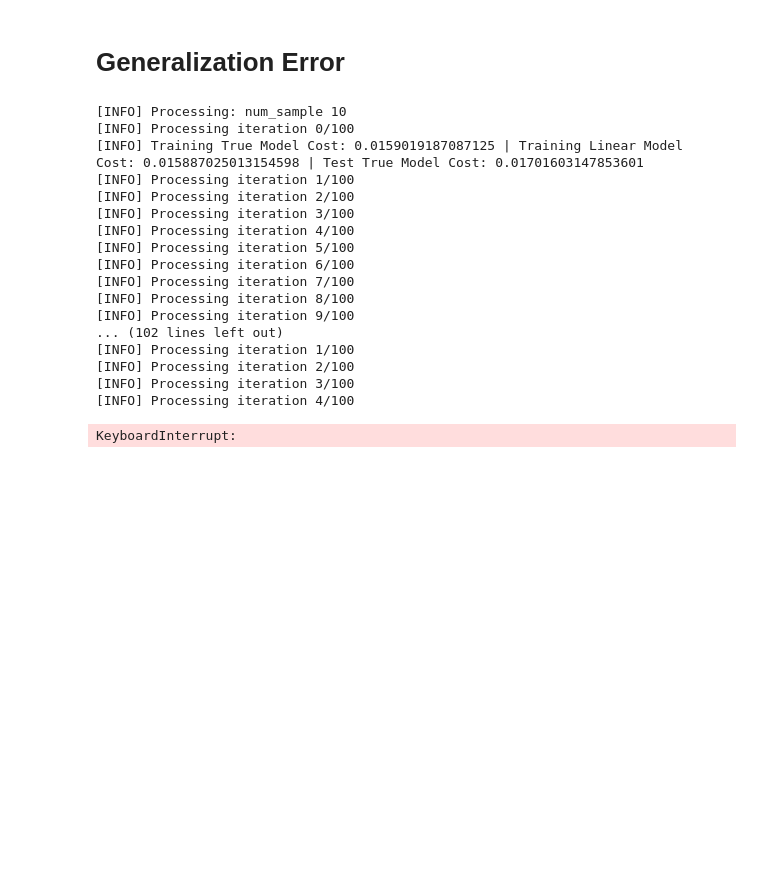
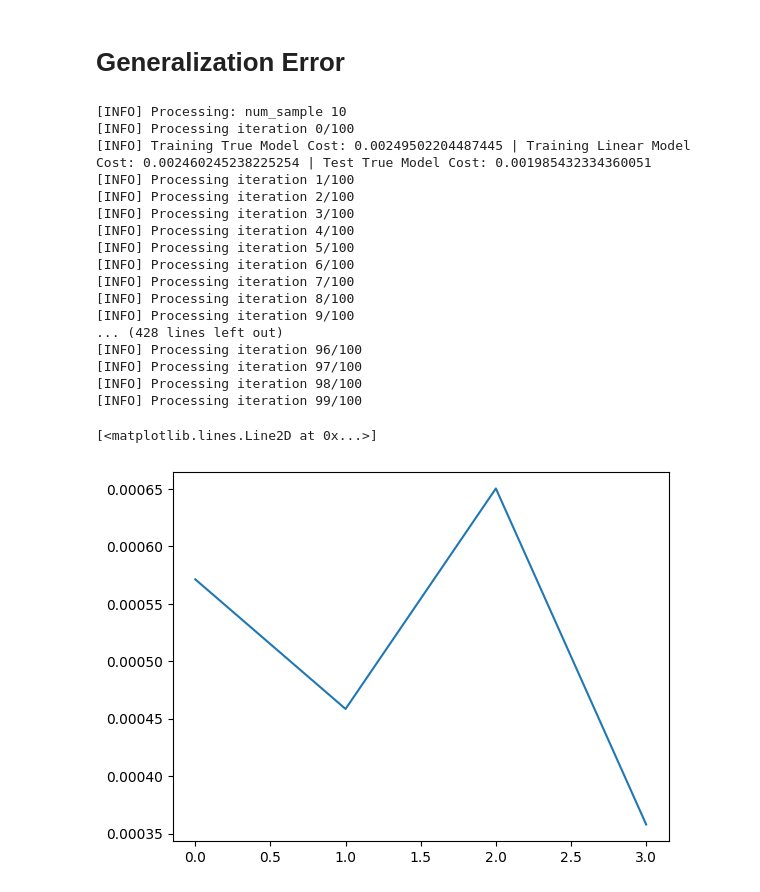
Before and after one commit to ichirokira/analytic_qnn_GLH, a Jupyter notebook: test.ipynb, the cells around one changed output. Drawn from its saved outputs; the diff is of its cells as text; code cells hidden in the pictures; blank space fills up the shorter version.

```diff
--- a/test.ipynb
+++ b/test.ipynb
@@ -887,12 +941,12 @@ def generate_true_properties( observables, dev):
 
 # true_properties_generator = generate_true_properties(observables, dev2)
 # %%
-train_dir = "/data/quaqnguy/GLH_Data/dataset/2Dheisenberg_[2, 10]_1000_train/"
-test_dir = "/data/quaqnguy/GLH_Data/dataset/2Dheisenberg_[2, 10]_1000_test/"
+train_dir = "/data/quaqnguy/GLH_Data/dataset/2Dheisenberg_[2, 4]_1000_train/"
+test_dir = "/data/quaqnguy/GLH_Data/dataset/2Dheisenberg_[2, 4]_1000_test/"
 
 
-num_samples = [10,30,50,80]
-n= 20
+num_samples = [10, 30,50,80]
+n = 8
 m = 4
 L = 2
 std = 0.01
@@ -960,15 +1014,15 @@ for num_sample in num_samples:
     true_model_cost_test = np.array(true_model_cost_test)
     # linear_model_cost_test = np.array(linear_model_cost_test)
 
-    np.save("/data/quaqnguy/GLH_Data/results/sample_{}/train_true_model_cost_L{}_m{}_std{}_stepsize{}.npy".format(num_sample, L, m, std, step_size), true_model_cost)
-    np.save("/data/quaqnguy/GLH_Data/results/sample_{}/train_linear_model_cost_L{}_m{}_std{}_stepsize{}.npy".format(num_sample, L, m, std, step_size), linear_model_cost)
+    np.save("/data/quaqnguy/GLH_Data/results/n={}/sample_{}/train_true_model_cost_L{}_m{}_std{}_stepsize{}.npy".format(n,num_sample, L, m, std, step_size), true_model_cost)
+    np.save("/data/quaqnguy/GLH_Data/results/n={}/sample_{}/train_linear_model_cost_L{}_m{}_std{}_stepsize{}.npy".format(n,num_sample, L, m, std, step_size), linear_model_cost)
 
-    np.save("/data/quaqnguy/GLH_Data/results/sample_{}/test_true_model_cost_L{}_m{}_std{}_stepsize{}.npy".format(num_sample, L, m, std, step_size), true_model_cost_test)
+    np.save("/data/quaqnguy/GLH_Data/results/n={}/sample_{}/test_true_model_cost_L{}_m{}_std{}_stepsize{}.npy".format(n,num_sample, L, m, std, step_size), true_model_cost_test)
     # np.save("/data/quaqnguy/GLH_Data/results/test_linear_model_cost_L{}_m{}_std{}_stepsize{}.npy".format(L, m, std, step_size), linear_model_cost_test)
 # %% [output]
 [INFO] Processing: num_sample 10
 [INFO] Processing iteration 0/100
-[INFO] Training True Model Cost: 0.0159019187087125 | Training Linear Model Cost: 0.015887025013154598 | Test True Model Cost: 0.01701603147853601
+[INFO] Training True Model Cost: 0.00249502204487445 | Training Linear Model Cost: 0.002460245238225254 | Test True Model Cost: 0.001985432334360051
 [INFO] Processing iteration 1/100
 [INFO] Processing iteration 2/100
 [INFO] Processing iteration 3/100
@@ -978,9 +1032,39 @@ for num_sample in num_samples:
 [INFO] Processing iteration 7/100
 [INFO] Processing iteration 8/100
 [INFO] Processing iteration 9/100
-... (102 lines left out)
-[INFO] Processing iteration 1/100
-[INFO] Processing iteration 2/100
-[INFO] Processing iteration 3/100
-[INFO] Processing iteration 4/100
+... (428 lines left out)
+[INFO] Processing iteration 96/100
+[INFO] Processing iteration 97/100
+[INFO] Processing iteration 98/100
+[INFO] Processing iteration 99/100
-KeyboardInterrupt:
+# %%
+m = 4
+L = 2
+std = 0.01
+step_size = 1
+
+train_true_model_10 = np.load("/data/quaqnguy/GLH_Data/results/sample_10/train_true_model_cost_L{}_m{}_std{}_stepsize{}.npy".format( L, m, std, step_size))
+train_linear_model_10 = np.load("/data/quaqnguy/GLH_Data/results/sample_10/train_linear_model_cost_L{}_m{}_std{}_stepsize{}.npy".format( L, m, std, step_size))
+test_true_model_10 = np.load("/data/quaqnguy/GLH_Data/results/sample_10/test_true_model_cost_L{}_m{}_std{}_stepsize{}.npy".format( L, m, std, step_size))
+
+train_true_model_30 = np.load("/data/quaqnguy/GLH_Data/results/sample_30/train_true_model_cost_L{}_m{}_std{}_stepsize{}.npy".format( L, m, std, step_size))
+train_linear_model_30 = np.load("/data/quaqnguy/GLH_Data/results/sample_30/train_linear_model_cost_L{}_m{}_std{}_stepsize{}.npy".format( L, m, std, step_size))
+test_true_model_30 = np.load("/data/quaqnguy/GLH_Data/results/sample_30/test_true_model_cost_L{}_m{}_std{}_stepsize{}.npy".format( L, m, std, step_size))
+
+train_true_model_50 = np.load("/data/quaqnguy/GLH_Data/results/sample_50/train_true_model_cost_L{}_m{}_std{}_stepsize{}.npy".format( L, m, std, step_size))
+train_linear_model_50 = np.load("/data/quaqnguy/GLH_Data/results/sample_50/train_linear_model_cost_L{}_m{}_std{}_stepsize{}.npy".format( L, m, std, step_size))
+test_true_model_50 = np.load("/data/quaqnguy/GLH_Data/results/sample_50/test_true_model_cost_L{}_m{}_std{}_stepsize{}.npy".format( L, m, std, step_size))
+
+train_true_model_80 = np.load("/data/quaqnguy/GLH_Data/results/sample_80/train_true_model_cost_L{}_m{}_std{}_stepsize{}.npy".format( L, m, std, step_size))
+train_linear_model_80 = np.load("/data/quaqnguy/GLH_Data/results/sample_80/train_linear_model_cost_L{}_m{}_std{}_stepsize{}.npy".format( L, m, std, step_size))
+test_true_model_80 = np.load("/data/quaqnguy/GLH_Data/results/sample_80/test_true_model_cost_L{}_m{}_std{}_stepsize{}.npy".format( L, m, std, step_size))
+
+gen_err_10 = np.abs(np.mean(test_true_model_10-train_true_model_10[1:]))
+gen_err_30 = np.abs(np.mean(test_true_model_30-train_true_model_30[1:]))
+gen_err_50 = np.abs(np.mean(test_true_model_50-train_true_model_50[1:]))
+gen_err_80 = np.abs(np.mean(test_true_model_80-train_true_model_80[1:]))
+# %%
+plt.plot(np.arange(4), [gen_err_10, gen_err_30, gen_err_50, gen_err_80])
+# %% [output]
+[<matplotlib.lines.Line2D at 0x...>]
+[figure, added]
```
Also changed, not shown: parts of 5 cells of this notebook, 1 other file.
